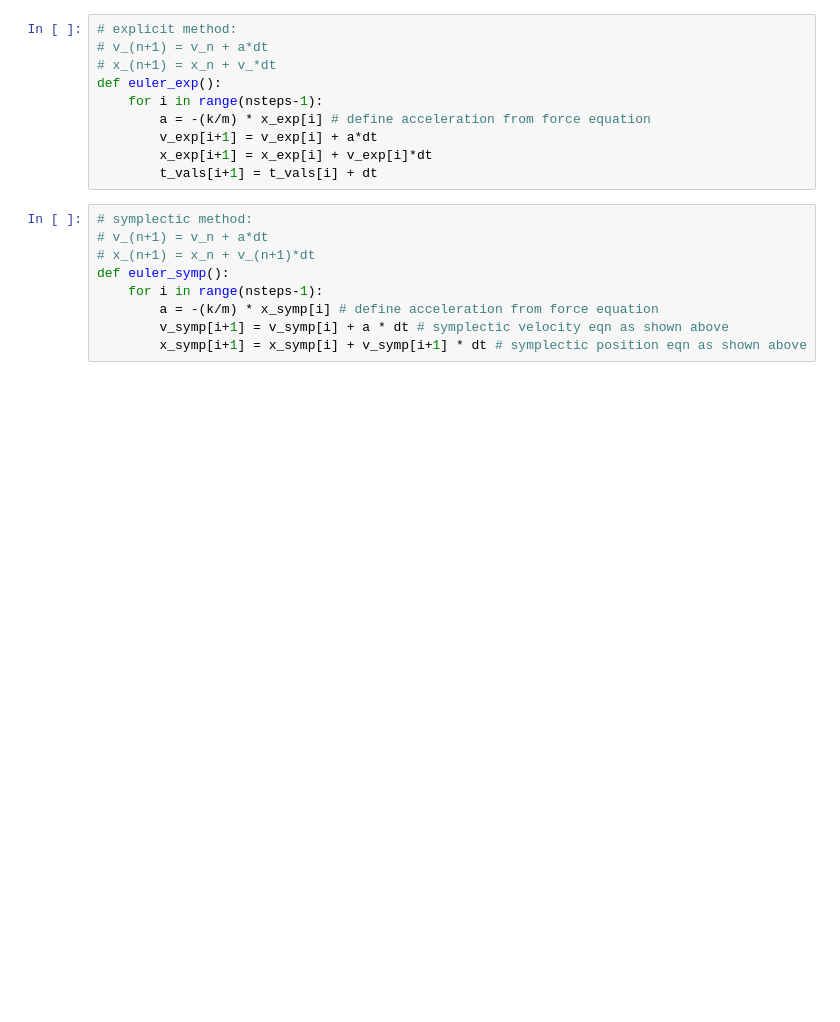
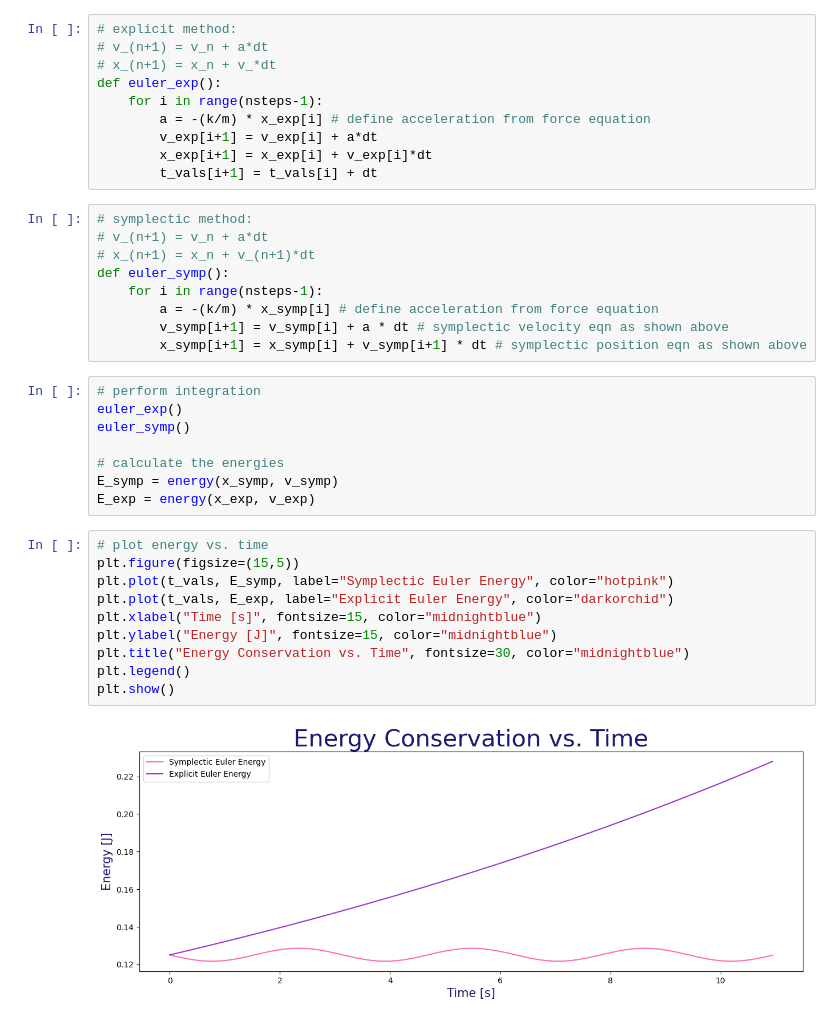
Before and after one commit to lsdun/PHY607-Spring9-16, a Jupyter notebook: spring_oscillator.ipynb, the cells around one changed output. Saved outputs shown, nothing was run; the diff lists cells and outputs as text; blank space fills up the shorter version.

Commit message:
plots

```diff
--- a/spring_oscillator.ipynb
+++ b/spring_oscillator.ipynb
@@ -61,3 +64,23 @@ def euler_symp():
         a = -(k/m) * x_symp[i] # define acceleration from force equation
         v_symp[i+1] = v_symp[i] + a * dt # symplectic velocity eqn as shown above
         x_symp[i+1] = x_symp[i] + v_symp[i+1] * dt # symplectic position eqn as shown above
+# %%
+# perform integration
+euler_exp()
+euler_symp()
+
+# calculate the energies
+E_symp = energy(x_symp, v_symp)
+E_exp = energy(x_exp, v_exp)
+# %%
+# plot energy vs. time
+plt.figure(figsize=(15,5))
+plt.plot(t_vals, E_symp, label="Symplectic Euler Energy", color="hotpink")
+plt.plot(t_vals, E_exp, label="Explicit Euler Energy", color="darkorchid")
+plt.xlabel("Time [s]", fontsize=15, color="midnightblue")
+plt.ylabel("Energy [J]", fontsize=15, color="midnightblue")
+plt.title("Energy Conservation vs. Time", fontsize=30, color="midnightblue")
+plt.legend()
+plt.show()
+# %% [output]
+[figure, added]
```
Also changed, not shown: parts of 5 cells of this notebook.
